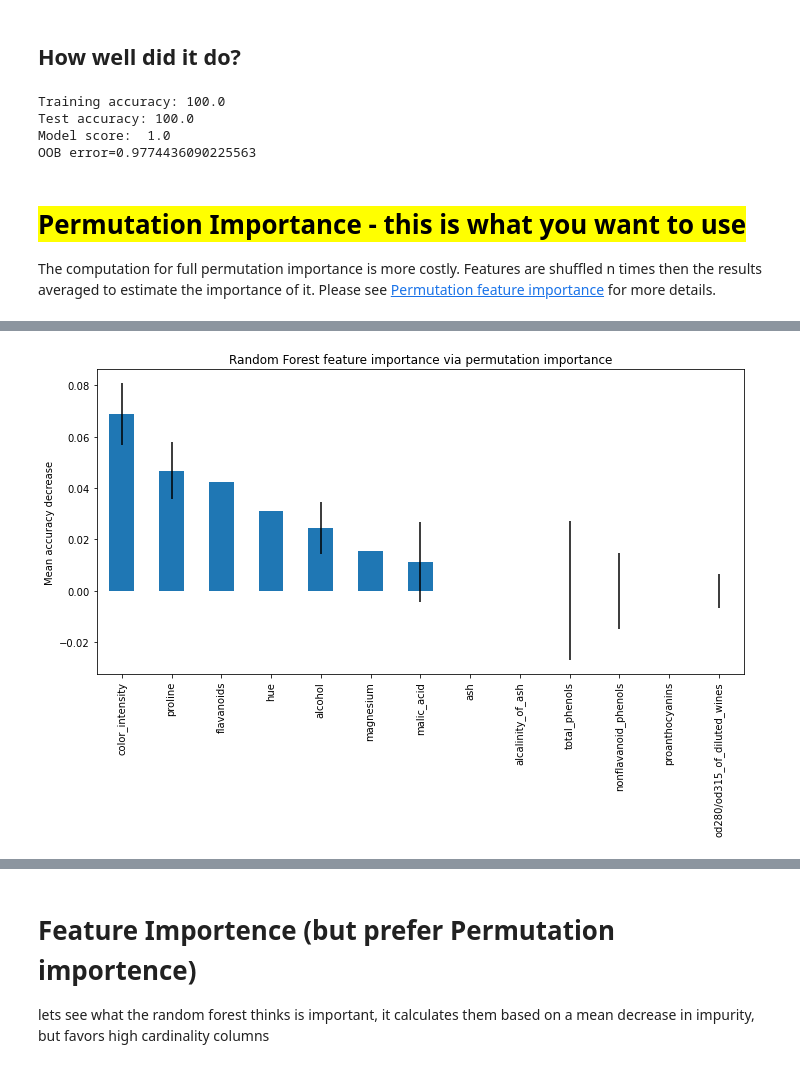
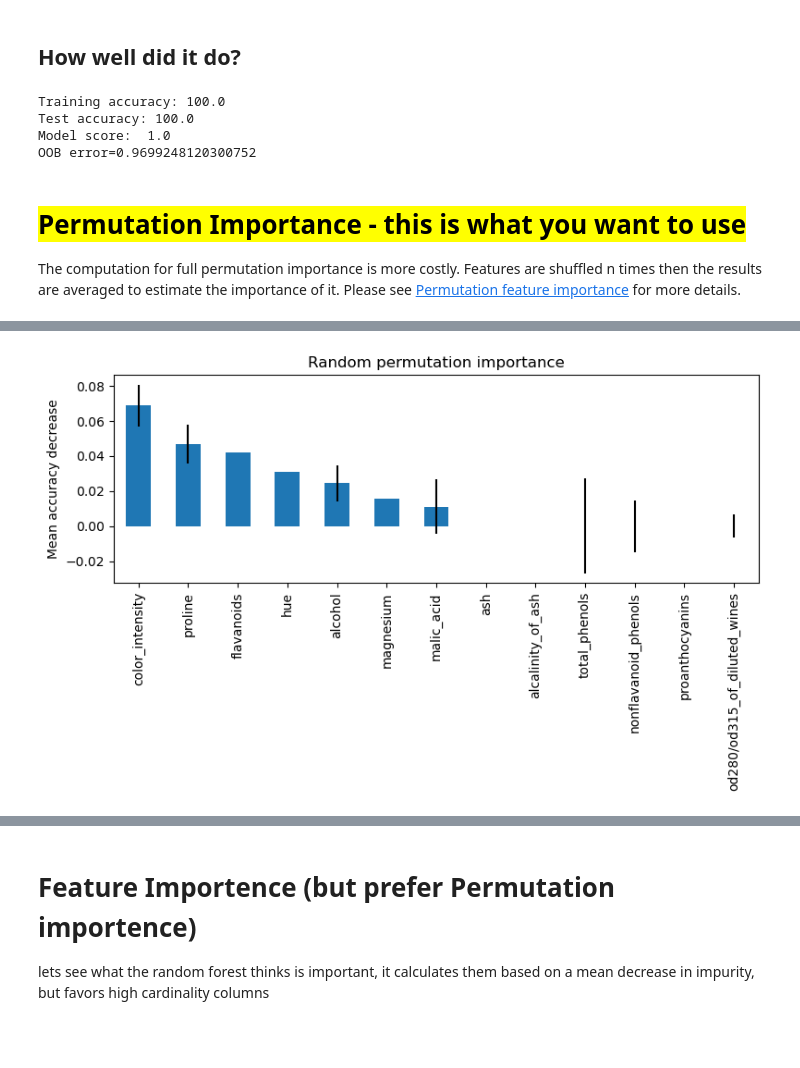
Before and after one commit to CNUClasses/DATA301_CODE, a Jupyter notebook: week_10/10_2_PermutationImportance.ipynb, the cells around one changed output, grey strips where cells are left out. Saved outputs shown, nothing was run; the diff lists cells and outputs as text; code cells hidden in the pictures; blank space fills up the shorter version.

```diff
--- a/week_10/10_2_PermutationImportance.ipynb
+++ b/week_10/10_2_PermutationImportance.ipynb
@@ -49,10 +49,10 @@ Correlations interfere with calculating importance.  For instance, if you have 2
 corr_matrix = df.corr().abs()
 
 # Select upper triangle of correlation matrix
-upper = corr_matrix.where(np.triu(np.ones(corr_matrix.shape), k=1).astype(np.bool))
+upper = corr_matrix.where(np.triu(np.ones(corr_matrix.shape), k=1).astype(bool))
 
 # Find index of feature columns with correlation greater than 0.95
 to_drop = [column for column in upper.columns if any(upper[column] > 0.98)]
 print(f'Dropping {to_drop}')
-df=df.drop(columns=to_drop)
+# df=df.drop(columns=to_drop)
 # %% [output]
@@ -93,8 +102,8 @@ print(f'OOB error={forest.oob_score_}')
 Training accuracy: 100.0
 Test accuracy: 100.0
 Model score:  1.0
-OOB error=0.9774436090225563
+OOB error=0.9699248120300752
 # %% [markdown]
 # <mark> Permutation Importance - this is what you want to use
-The computation for full permutation importance is more costly. Features are shuffled n times then the results averaged to estimate the importance of it. Please see
+The computation for full permutation importance is more costly. Features are shuffled n times then the results are averaged to estimate the importance of it. Please see
     <a href="https://scikit-learn.org/stable/modules/permutation_importance.html#permutation-importance">Permutation feature importance</a> for more details.
@@ -103,6 +110,19 @@ from sklearn.inspection import permutation_importance
+# %%
+from sklearn.inspection import permutation_importance
+
+def plotem(forest_importances):
+    #plot em
+    forest_importances = forest_importances.sort_values(ascending=False)
+
+    fig, ax = plt.subplots(figsize=(8,5))
+    forest_importances.plot.bar(yerr=result.importances_std, ax=ax)
+    ax.set_title("Random permutation importance")
+    ax.set_ylabel("Mean accuracy decrease")
+    fig.tight_layout()
+    plt.show()
 # %%
-%%time
 result = permutation_importance(
     forest, X_test, y_test, n_repeats=10, random_state=42, n_jobs=2, scoring='accuracy')
 forest_importances = pd.Series(result.importances_mean, index=feature_names)
+plotem(forest_importances)
 # %% [output]
@@ -111,12 +129 @@ Wall time: 1.24 s
+[figure, added]
-# %%
-#plot em
-forest_importances = forest_importances.sort_values(ascending=False)
-
-fig, ax = plt.subplots(figsize=(10,7))
-forest_importances.plot.bar(yerr=result.importances_std, ax=ax)
-ax.set_title("Random Forest feature importance via permutation importance")
-ax.set_ylabel("Mean accuracy decrease")
-fig.tight_layout()
-plt.show()
-# %% [output]
-[figure, removed]
```
Also changed, not shown: parts of 13 cells of this notebook, 3 other files.
